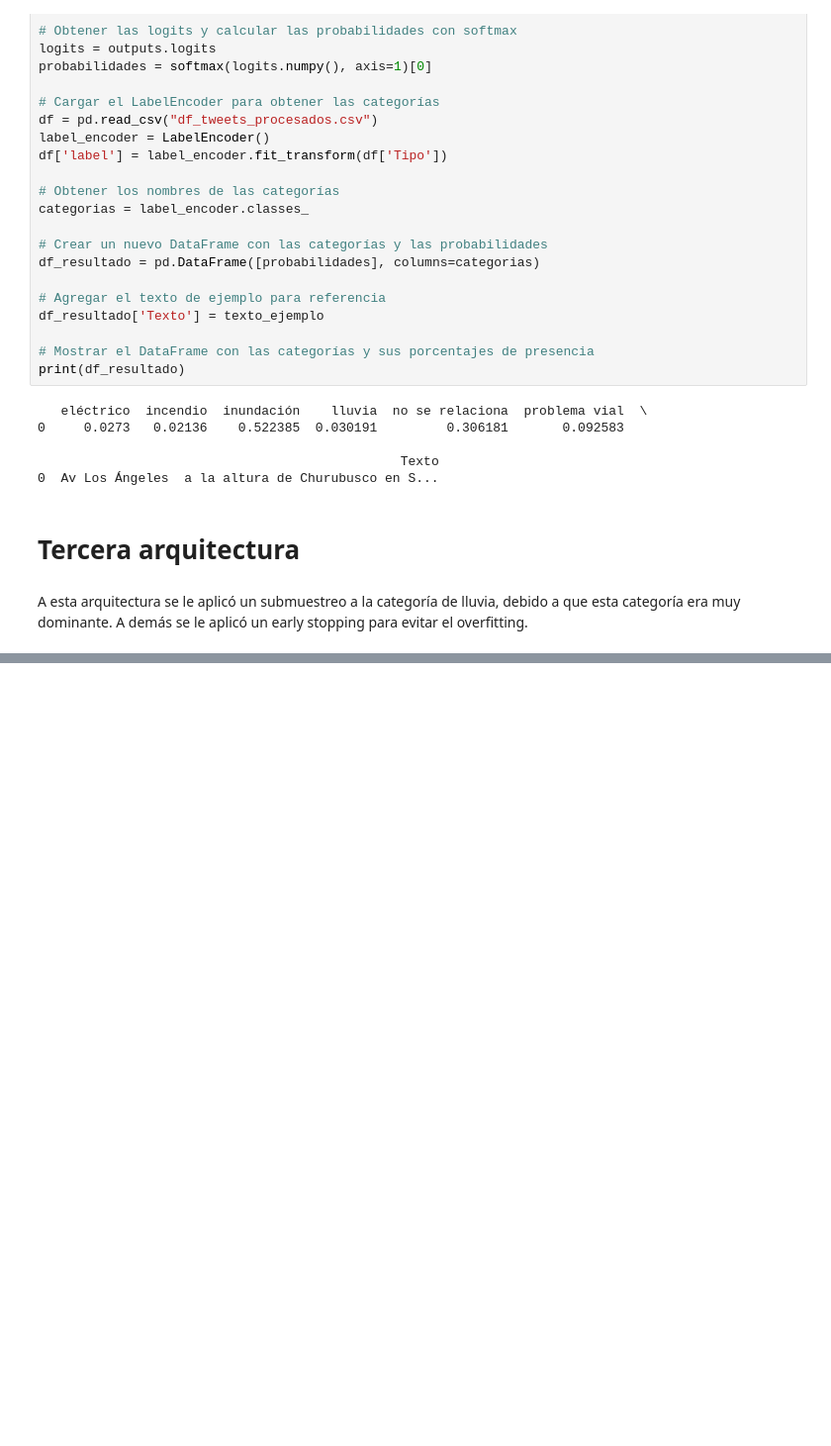
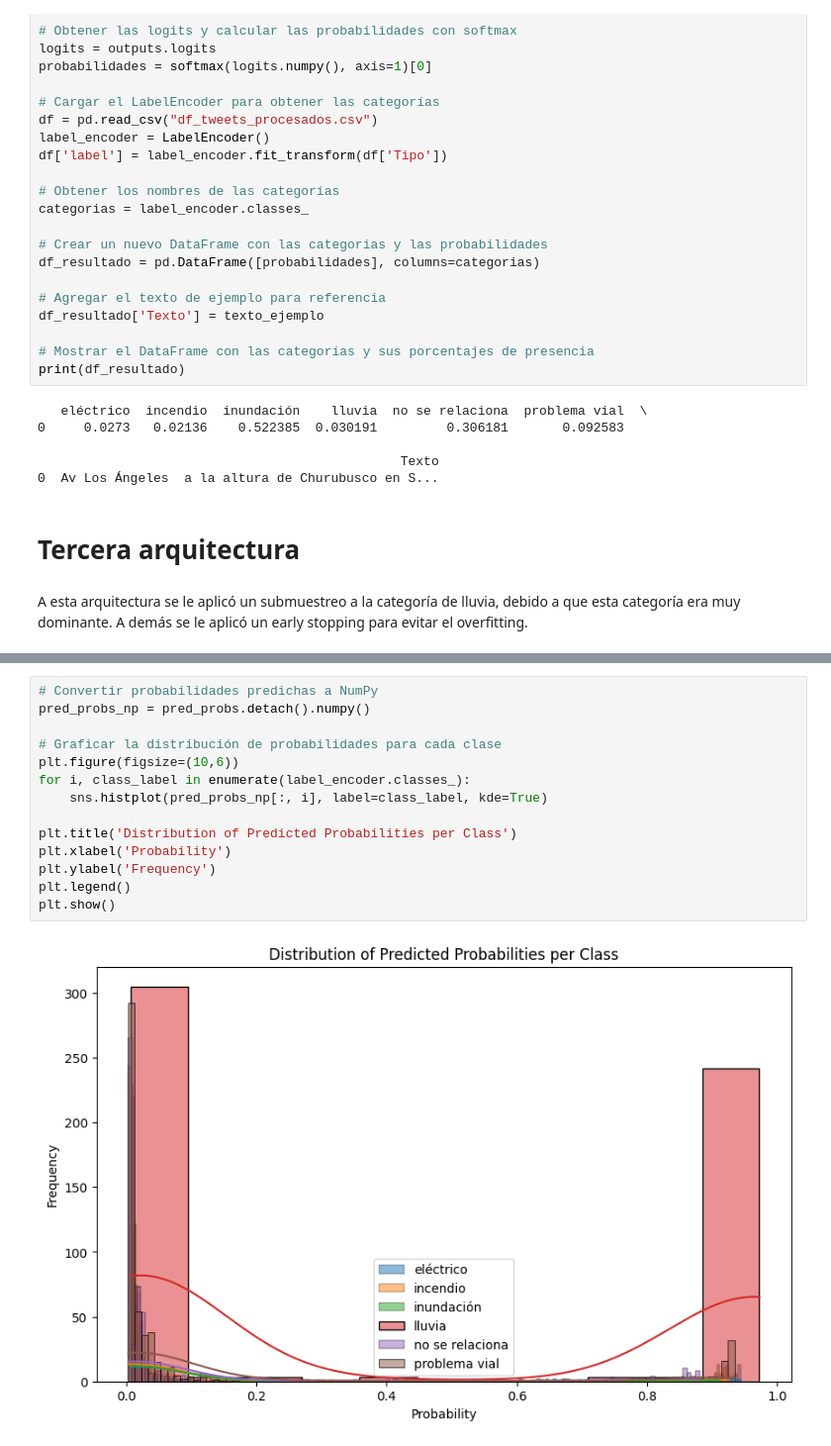
Before and after one commit to danips390/Riesgos_Urbanos_NLP, a Jupyter notebook: Classifaying_tweets.ipynb, the cells around one changed output, grey strips where cells are left out. Shown at 99% size. Cells and saved outputs as stored; diff of their text form; blank space fills up the shorter version.

```diff
--- a/Classifaying_tweets.ipynb
+++ b/Classifaying_tweets.ipynb
@@ -542,0 +593,16 @@ KeyboardInterrupt:
+# %%
+# Convertir probabilidades predichas a NumPy
+pred_probs_np = pred_probs.detach().numpy()
+
+# Graficar la distribución de probabilidades para cada clase
+plt.figure(figsize=(10,6))
+for i, class_label in enumerate(label_encoder.classes_):
+    sns.histplot(pred_probs_np[:, i], label=class_label, kde=True)
+
+plt.title('Distribution of Predicted Probabilities per Class')
+plt.xlabel('Probability')
+plt.ylabel('Frequency')
+plt.legend()
+plt.show()
+# %% [output]
+[figure, added]
```
Also changed, not shown: parts of 6 cells of this notebook.
